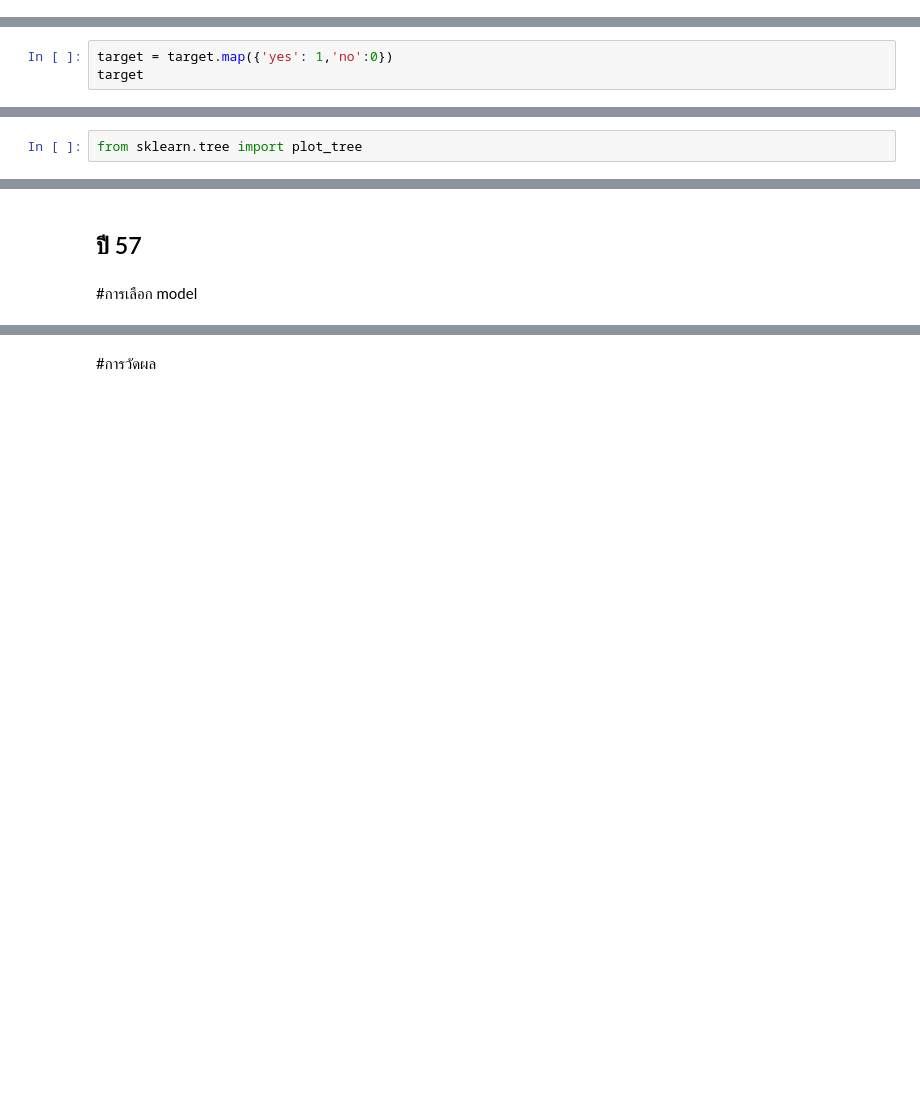
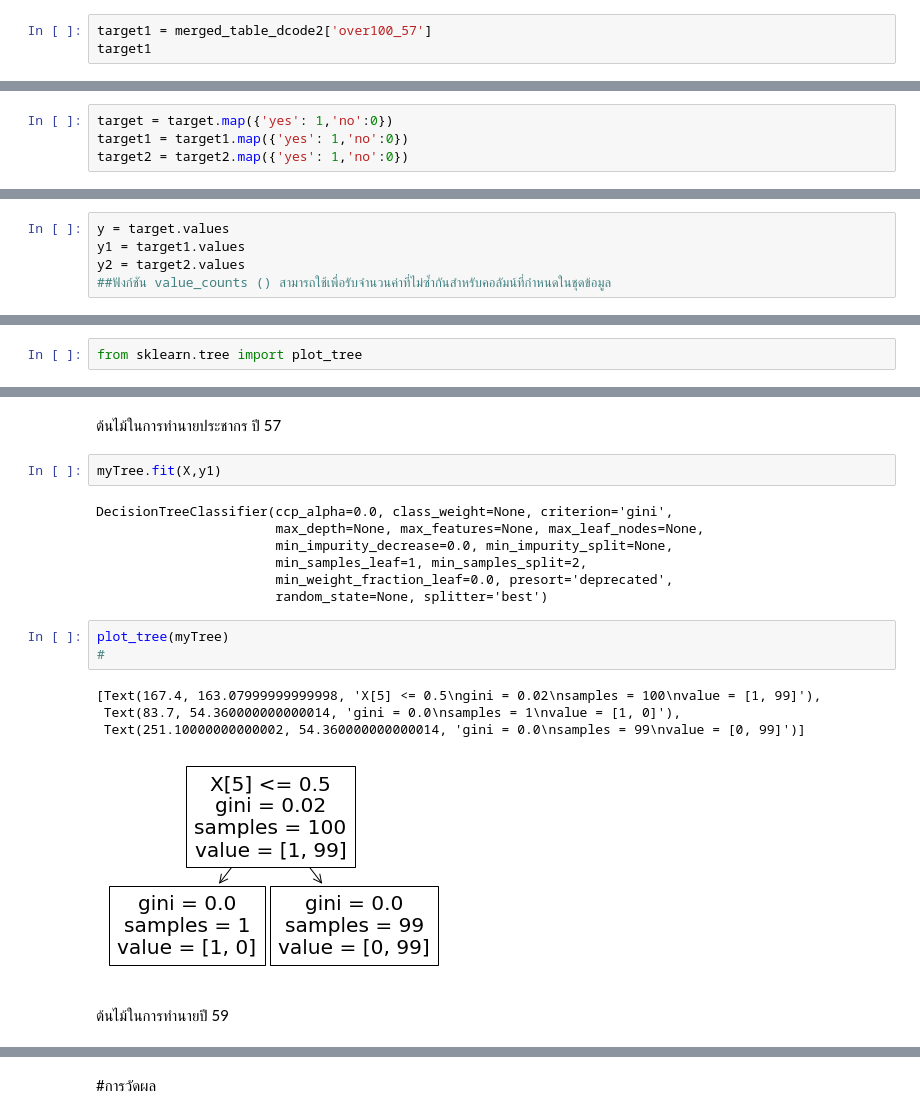
Before and after one commit to kittikhun62/DWDM21, a Jupyter notebook: FinalProject.ipynb, the cells around one changed output, grey strips where cells are left out. Cells and saved outputs as stored; diff of their text form; blank space fills up the shorter version.

```diff
--- a/FinalProject.ipynb
+++ b/FinalProject.ipynb
@@ -319,3 +322,6 @@ target
 98    yes
 99    yes
 Name: over100_56, Length: 100, dtype: object
+# %%
+target1 = merged_table_dcode2['over100_57']
+target1
@@ -372,3 +419,4 @@ Name: over100_56, dtype: int64
 # %%
 target = target.map({'yes': 1,'no':0})
-target
+target1 = target1.map({'yes': 1,'no':0})
+target2 = target2.map({'yes': 1,'no':0})
@@ -396,0 +468,5 @@ array([1, 1, 1, 1, 1, 1, 1, 1, 1, 1, 1, 1, 1, 1, 1, 1, 1, 1, 1, 1, 1, 1,
+# %%
+y = target.values
+y1 = target1.values
+y2 = target2.values
+##ฟังก์ชัน value_counts () สามารถใช้เพื่อรับจำนวนค่าที่ไม่ซ้ำกันสำหรับคอลัมน์ที่กำหนดในชุดข้อมูล
@@ -421,6 +526,23 @@ plot_tree(myTree)
  Text(251.10000000000002, 54.360000000000014, 'gini = 0.0\nsamples = 98\nvalue = [0, 98]')]
 [figure]
 # %% [markdown]
-## ปี 57
+ต้นไม้ในการทำนายประชากร ปี 57
-# %% [markdown]
-#การเลือก model
+# %%
+myTree.fit(X,y1)
+# %% [output]
+DecisionTreeClassifier(ccp_alpha=0.0, class_weight=None, criterion='gini',
+                       max_depth=None, max_features=None, max_leaf_nodes=None,
+                       min_impurity_decrease=0.0, min_impurity_split=None,
+                       min_samples_leaf=1, min_samples_split=2,
+                       min_weight_fraction_leaf=0.0, presort='deprecated',
+                       random_state=None, splitter='best')
+# %%
+plot_tree(myTree)
+#
+# %% [output]
+[Text(167.4, 163.07999999999998, 'X[5] <= 0.5\ngini = 0.02\nsamples = 100\nvalue = [1, 99]'),
+ Text(83.7, 54.360000000000014, 'gini = 0.0\nsamples = 1\nvalue = [1, 0]'),
+ Text(251.10000000000002, 54.360000000000014, 'gini = 0.0\nsamples = 99\nvalue = [0, 99]')]
+[figure, added]
+# %% [markdown]
+ต้นไม้ในการทำนายปี 59
```
Also changed, not shown: parts of 28 cells of this notebook.
